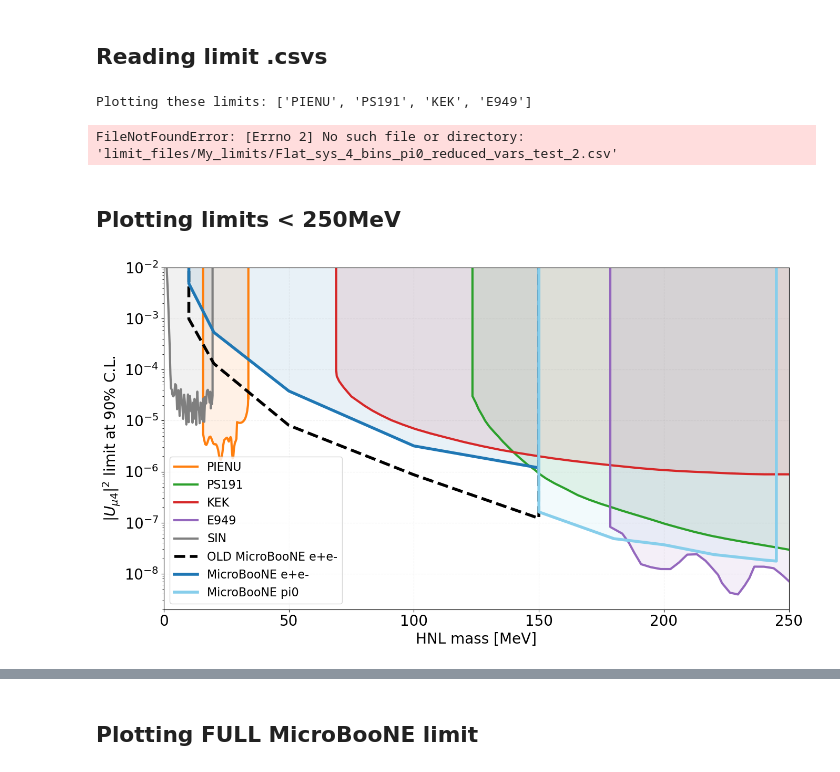
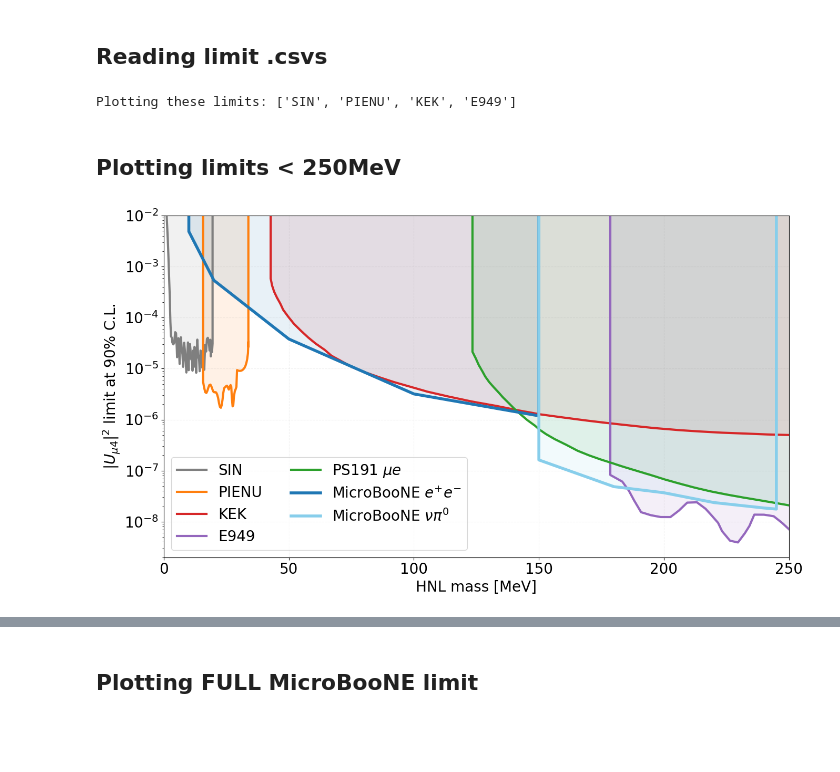
Before and after one commit to dmarsden01/uboone_HNL_analysis, a Jupyter notebook: 5_Limit_plotting.ipynb, the cells around one changed output, grey strips where cells are left out. Cells and saved outputs as stored; diff of their text form; code cells hidden in the pictures; blank space fills up the shorter version.

```diff
--- a/5_Limit_plotting.ipynb
+++ b/5_Limit_plotting.ipynb
@@ -27,28 +27,21 @@ Success
 # %% [markdown]
 ## Reading limit .csvs
 # %%
-samples = ["PIENU","PS191","KEK","E949"]
+samples = ["SIN","PIENU","KEK","E949"] #"PS191"
 print("Plotting these limits: " + str(samples))
 plot_dict = {}
 for sample in samples:
     plot_dict[sample] = Functions.Pandafy(Constants.limit_locs[sample])
 
+#-----MY CURRENT observed limits-----#
 uboone_ee_obs = Functions.Pandafy('limit_files/Brazil_plot/obs_limit_ee_21_April.csv')
 uboone_pi0_obs = Functions.Pandafy('limit_files/Brazil_plot/obs_limit_pi0_21_April.csv')
 
-# uboone_ee_current = Functions.Pandafy('limit_files/My_limits/Full_sys_4_bins_expected_mu_FINAL.csv')
+#-----MY EXPECTED limits, other uboone limits-----#
 uboone_ee_current = Functions.Pandafy('limit_files/My_limits/Full_sys_4_bins_expected_20_April.csv')
 
 uboone_ee_run1 = Functions.Pandafy('limit_files/My_limits/Full_sys_4_bins_expected_mu_FINAL_run1.csv')
 uboone_ee_run3 = Functions.Pandafy('limit_files/My_limits/Full_sys_4_bins_expected_mu_FINAL_run3.csv')
-
-uboone_ee_reduced = Functions.Pandafy('limit_files/My_limits/Full_sys_4_bins_expected_mu_benchmark_r3_flashmatch_scaled.csv')
-
-uboone_sys_split = Functions.Pandafy('limit_files/My_limits/Full_sys_4_bins_expected_mu_benchmark_r3_flashmatch_split_test.csv')
-
-# uboone_pi0_approx = Functions.Pandafy('limit_files/My_limits/Flat_sys_havled_expected_pi0_mu_all_vars_logit_New.csv')
-uboone_pi0_approx = Functions.Pandafy('limit_files/My_limits/Flat_sys_4_bins_pi0_reduced_vars_test_2.csv')
-uboone_pi0_reduced = Functions.Pandafy('limit_files/My_limits/Full_sys_4_bins_pi0_expected_20_April.csv')
 
 Ten_event_limit = Functions.Pandafy('limit_files/My_limits/10_event_expected_mu_run3.csv')
 
@@ -56,76 +49,83 @@ uboone_ee_old = Functions.Pandafy('limit_files/My_limits/Pre_scaled_limit.csv')
 
 uboone_mupi = Functions.Pandafy('limit_files/uboone_mupi.csv')
 
+#-----Other non-uboone limits/projections-----#
+PS191_Dirac = Functions.Pandafy('limit_files/PS191_1988.csv')
 T2K_observed = Functions.Pandafy('limit_files/T2K_Umu4_observed_2019.csv')
-
 NA62_observed = Functions.Pandafy('limit_files/NA62_limit.csv')
-
-SIN_1987 = Functions.Pandafy('limit_files/SIN_BR_ratio.csv')
-
 Theorist_Pawels = Functions.Pandafy('limit_files/Reinterp_Pawels_result.csv')
-
 T2K_recast = Functions.Pandafy('limit_files/T2K_recast_full_data.csv')
-
+Wrong_PS191_K = Functions.Pandafy('limit_files/PS191_ee_reinterp_NC_2005.csv')
+Wrong_PS191_pion = Functions.Pandafy('limit_files/PS191_pion_ee_reinterp_NC_2005.csv')
+PS191_redone_2022 = Functions.Pandafy('limit_files/Nicolo_redone_PS191.csv')
 BBN = Functions.Pandafy('limit_files/BBN_Nicolo_paper.csv')
 
 point = [150,4.26974152748967e-07]
 # %% [output]
-Plotting these limits: ['PIENU', 'PS191', 'KEK', 'E949']
+Plotting these limits: ['SIN', 'PIENU', 'KEK', 'E949']
-FileNotFoundError: [Errno 2] No such file or directory: 'limit_files/My_limits/Flat_sys_4_bins_pi0_reduced_vars_test_2.csv'
 # %% [markdown]
 ## Plotting limits < 250MeV
 # %%
+#----MAJORANA----#
+#Only the beam dump searches change the limit for Majorana.
 style_ps = '-'
 style_ds = '-'
 transp = 0.05
 
-savefig = True
+savefig = False
+Plot_Dirac_and_Maj = False
 
 plt.figure(figsize=(14,8),facecolor='white',dpi=100)
+
+Maj_factor = 1/(np.sqrt(2))
 
 #Could loop over a dict (saved in constants) of other relevant limits
 for sample in samples:
     plt.plot(plot_dict[sample]['Mass'], plot_dict[sample]['Value'],label=sample, color=Constants.limit_colours[sample], lw=3)
     plt.fill_between(plot_dict[sample]['Mass'], plot_dict[sample]['Value'],1,color=Constants.limit_colours[sample],alpha=0.1)
 
+plt.plot(PS191_Dirac['Mass'],PS191_Dirac['Value']*Maj_factor,label=r"PS191 $\mu e$",color="C2",lw=3)
+plt.fill_between(PS191_Dirac['Mass'],PS191_Dirac['Value']*Maj_factor,1,color="C2",alpha=0.1)
 
-plt.plot(SIN_1987['Mass'],SIN_1987['Value'],label=r"SIN",color="C17",lw=3)
-plt.fill_between(SIN_1987['Mass'],SIN_1987['Value'],1,color="C17",alpha=0.1)
-
-plt.plot(uboone_ee_old['Mass'],uboone_ee_old['Value'],label="OLD MicroBooNE e+e-",color="black",lw=4, linestyle="dashed")
-# plt.fill_between(uboone_ee_old['Mass'],uboone_ee_old['Value'],1,color="black",alpha=0.1)
-plt.plot(uboone_pi0_approx['Mass'],uboone_pi0_approx['Value'],label="OLD MicroBooNE pi0",color="grey",lw=4, linestyle="dashed")
-
-plt.plot(uboone_ee_obs['Mass'],uboone_ee_obs['Value'],label="MicroBooNE e+e-",color="C10",lw=4)
+plt.plot(uboone_ee_obs['Mass'],uboone_ee_obs['Value'],label=r"MicroBooNE $e^{+}e^{-}$",color="C10",lw=4)
 plt.fill_between(uboone_ee_obs['Mass'],uboone_ee_obs['Value'],1,color="C10",alpha=0.1)
 
-plt.plot(uboone_pi0_obs['Mass'],uboone_pi0_obs['Value'],label="MicroBooNE pi0",color="skyblue",lw=4)
+plt.plot(uboone_pi0_obs['Mass'],uboone_pi0_obs['Value'],label=r"MicroBooNE $\nu\pi^{0}$",color="skyblue",lw=4)
 plt.fill_between(uboone_pi0_obs['Mass'],uboone_pi0_obs['Value'],1,color="skyblue",alpha=0.1)
 
+Dirac_ee_scale = 0.6
+Dirac_pi0_scale = 0.34
+if Plot_Dirac_and_Maj==True:
+    plt.plot(PS191_Dirac['Mass'],PS191_Dirac['Value'],label=r"PS191 Dirac $\mu e$",color="C2",lw=3, linestyle="dashed")
+    plt.plot(uboone_ee_obs['Mass'],uboone_ee_obs['Value']/Dirac_ee_scale,label=r"MicroBooNE Dirac $e^{+}e^{-}$",color="C10",lw=4, linestyle="dashed")
+    plt.plot(uboone_pi0_obs['Mass'],uboone_pi0_obs['Value']/Dirac_pi0_scale,label=r"MicroBooNE Dirac $\nu\pi^{0}$",color="skyblue",lw=4, linestyle="dashed")
 
-lower_lim_BBN = np.full(101, 1e-8)
+# plt.plot(PS191_redone_2022['Mass'],PS191_redone_2022['Value'],label=r"PS191 Redone $e e$",color="black",lw=3, linestyle="dashed")
+# plt.plot(Wrong_PS191_K['Mass'],Wrong_PS191_K['Value'],label=r"PS191 original $e e$",color="red",lw=3, linestyle="dashed")
+# plt.plot(T2K_recast['Mass'],T2K_recast['Value'],label=r"T2K Recast",color="black",lw=3, linestyle="dashed")
+# lower_lim_BBN = np.full(101, 1e-8)
 
 plt.xlabel('HNL mass [MeV]',fontsize=20)
 plt.ylabel(r'$|U_{\mu 4}|^2$ limit at 90% C.L.',fontsize=20)
 plt.legend()
-# plt.ylim(1e-8,1e-3)
 plt.ylim(2e-9,1e-2)
-#plt.xlim(0,0.45)
 plt.xlim(0.00,250)
 plt.grid(ls='--',color='C7',alpha=0.1)
 plt.yscale('log')
 plt.tick_params(axis='x', labelsize=20)
 plt.tick_params(axis='y', labelsize=20)
-plt.legend(prop={'size': 16}, loc="lower left")
+plt.legend(prop={'size': 20}, loc="lower left",ncol=2)
 plt.tight_layout()
 
 today = date.today()
 d1 = today.strftime("%d_%m")
 
 if savefig == True:
-    name = f"limit_{d1}_with_old"
+    name = f"limit_{d1}"
+    if Plot_Dirac_and_Maj==True: name += "Majorana_and_Dirac"
+    else: name += "Majorana"
     plt.savefig('plots/Limits/'+name+'.pdf',bbox_inches='tight', pad_inches=0.3)
     plt.savefig('plots/Limits/'+name+'.png',bbox_inches='tight', pad_inches=0.3)
 plt.show()
 # %% [output]
-[figure, old version]
+[figure, new version]
```
Also changed, not shown: parts of 6 cells of this notebook, 9 other files.
